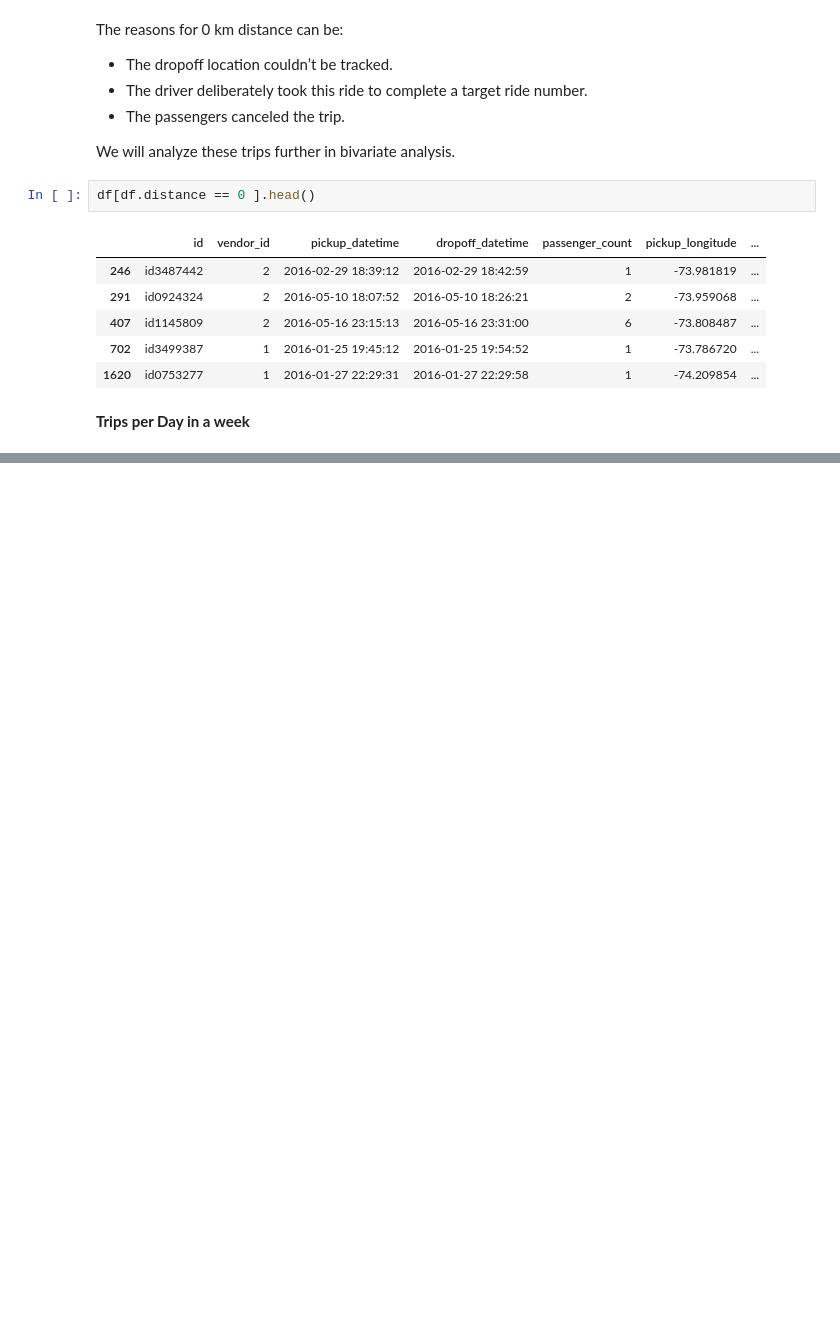
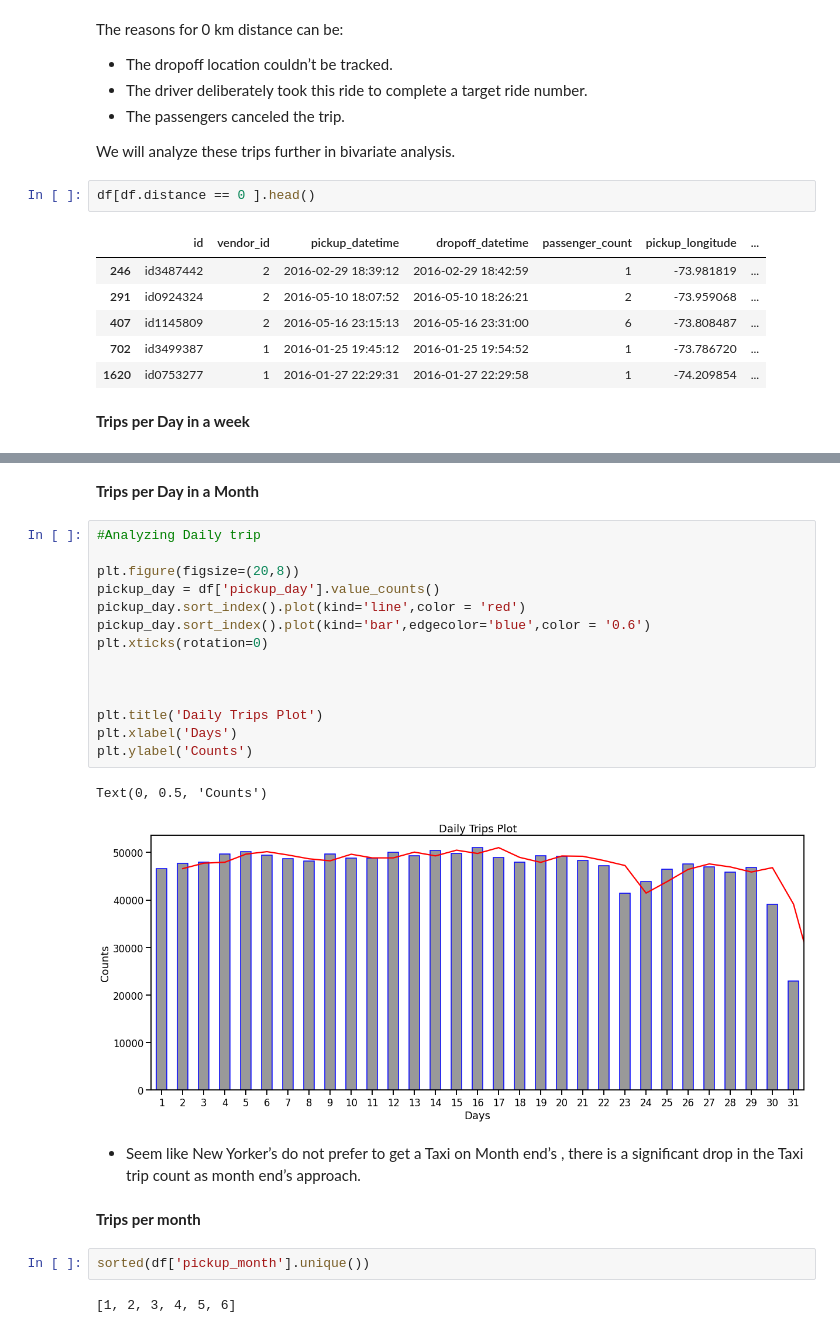
Before and after one commit to avinashyadav11/NYC-Taxi-Trip-Time-Prediction-ML, a Jupyter notebook: NYC_Taxi_Trip_Time_Prediction_Capstone_Project.ipynb, the cells around one changed output, grey strips where cells are left out. Saved outputs shown, nothing was run; the diff lists cells and outputs as text; blank space fills up the shorter version.

```diff
--- a/NYC_Taxi_Trip_Time_Prediction_Capstone_Project.ipynb
+++ b/NYC_Taxi_Trip_Time_Prediction_Capstone_Project.ipynb
@@ -522,0 +538,27 @@ df[df.distance == 0 ].head()
+# %% [markdown]
+<b>Trips per Day in a Month<b>
+# %%
+#Analyzing Daily trip
+
+plt.figure(figsize=(20,8))
+pickup_day = df['pickup_day'].value_counts()
+pickup_day.sort_index().plot(kind='line',color = 'red')
+pickup_day.sort_index().plot(kind='bar',edgecolor='blue',color = '0.6')
+plt.xticks(rotation=0)
+
+
+
+plt.title('Daily Trips Plot')
+plt.xlabel('Days')
+plt.ylabel('Counts')
+# %% [output]
+Text(0, 0.5, 'Counts')
+[figure, added]
+# %% [markdown]
+- Seem like New Yorker’s do not prefer to get a Taxi on Month end’s , there is a significant drop in the Taxi trip count as month end’s approach.
+# %% [markdown]
+<b>Trips per month<b>
+# %%
+sorted(df['pickup_month'].unique())
+# %% [output]
+[1, 2, 3, 4, 5, 6]
```
Also changed, not shown: parts of 63 cells of this notebook.
